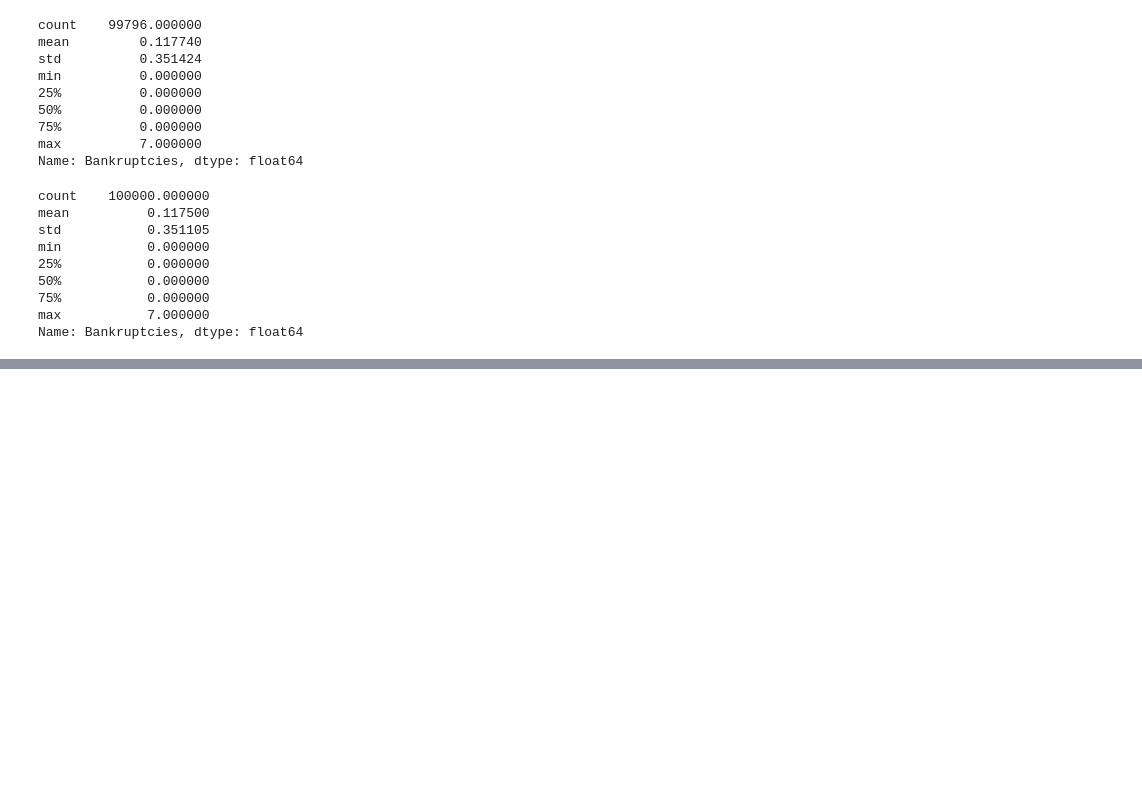
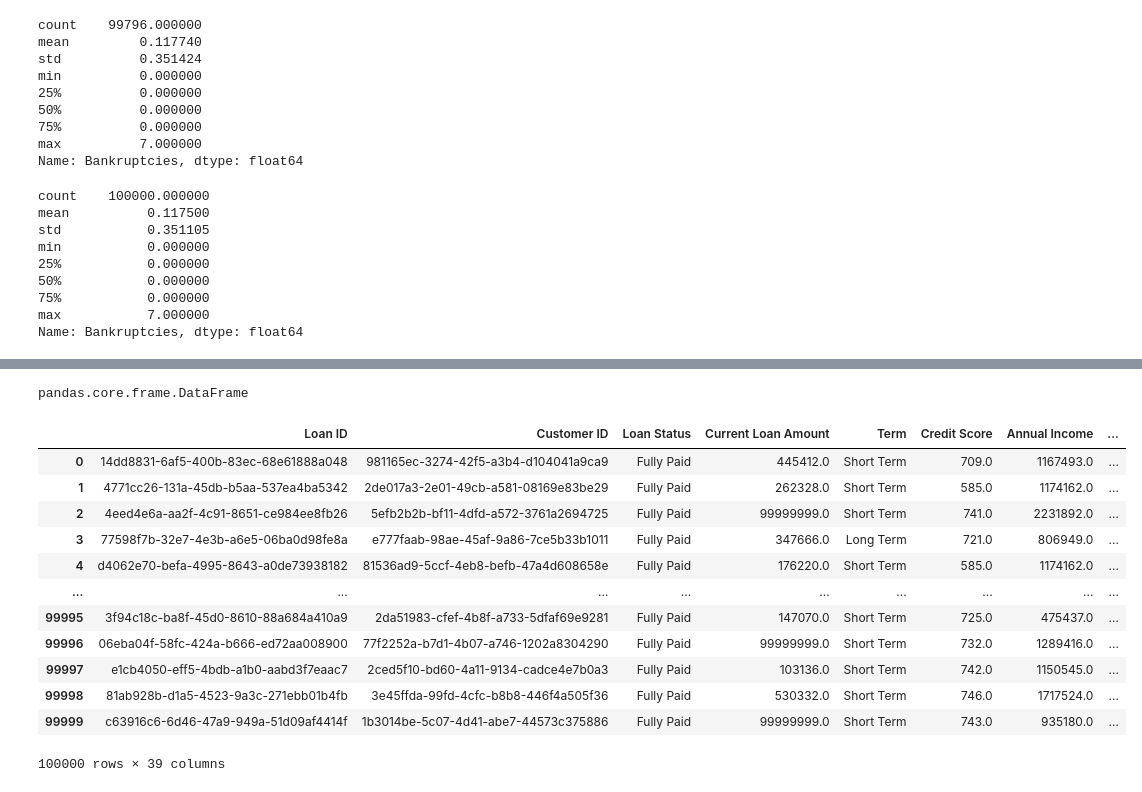
Before and after one commit to mdominguez2010/Credit-Scorecards, a Jupyter notebook: prep.ipynb, the cells around one changed output, grey strips where cells are left out. Cells and saved outputs as stored; diff of their text form; code cells hidden in the pictures; blank space fills up the shorter version.

Commit message:
update cleaning of data

```diff
--- a/prep.ipynb
+++ b/prep.ipynb
@@ -313,0 +339,7 @@ loan_data['Tax Liens'].fillna(value=loan_data['Tax Liens'].min(), inplace=True)
+# %%
+# Let's replace HaveMortgage with Home Mortgage
+for i in range(len(loan_data)):
+    if loan_data['Home Ownership'][i] == 'HaveMortgage':
+        loan_data['Home Ownership'][i] = 'Home Mortgage'
+
+loan_data['Home Ownership'].value_counts()
@@ -313,0 +354,37 @@ loan_data['Tax Liens'].fillna(value=loan_data['Tax Liens'].min(), inplace=True)
+# %%
+# Purpose
+loan_data['Purpose'] = loan_data['Purpose'].str.replace('other', 'Other')
+# %%
+# Create dummies, dropping the first
+# Concat with loan_data dataframe
+
+loan_data_dummies = [
+    pd.get_dummies(loan_data['Loan Status'], prefix='loan_status', prefix_sep=':', drop_first=True),
+    pd.get_dummies(loan_data['Home Ownership'], prefix='home_ownership', prefix_sep=':', drop_first=True),
+    pd.get_dummies(loan_data['Purpose'], prefix='purpose', prefix_sep=':', drop_first=True)
+    ]
+
+loan_data_dummies = pd.concat(loan_data_dummies, axis = 1 )
+
+type(loan_data_dummies)
+# %% [output]
+pandas.core.frame.DataFrame
+# %%
+loan_data = pd.concat([loan_data, loan_data_dummies], axis=1)
+loan_data.columns
+# %%
+loan_data
+# %% [output]
+|  | Loan ID | Customer ID | Loan Status | Current Loan Amount | Term | Credit Score | Annual Income | ... |
+| 0 | 14dd8831-6af5-400b-83ec-68e61888a048 | 981165ec-3274-42f5-a3b4-d104041a9ca9 | Fully Paid | 445412.0 | Short Term | 709.0 | 1167493.0 | ... |
+| 1 | 4771cc26-131a-45db-b5aa-537ea4ba5342 | 2de017a3-2e01-49cb-a581-08169e83be29 | Fully Paid | 262328.0 | Short Term | 585.0 | 1174162.0 | ... |
+| 2 | 4eed4e6a-aa2f-4c91-8651-ce984ee8fb26 | 5efb2b2b-bf11-4dfd-a572-3761a2694725 | Fully Paid | 99999999.0 | Short Term | 741.0 | 2231892.0 | ... |
+| 3 | 77598f7b-32e7-4e3b-a6e5-06ba0d98fe8a | e777faab-98ae-45af-9a86-7ce5b33b1011 | Fully Paid | 347666.0 | Long Term | 721.0 | 806949.0 | ... |
+| 4 | d4062e70-befa-4995-8643-a0de73938182 | 81536ad9-5ccf-4eb8-befb-47a4d608658e | Fully Paid | 176220.0 | Short Term | 585.0 | 1174162.0 | ... |
+| ... | ... | ... | ... | ... | ... | ... | ... | ... |
+| 99995 | 3f94c18c-ba8f-45d0-8610-88a684a410a9 | 2da51983-cfef-4b8f-a733-5dfaf69e9281 | Fully Paid | 147070.0 | Short Term | 725.0 | 475437.0 | ... |
+| 99996 | 06eba04f-58fc-424a-b666-ed72aa008900 | 77f2252a-b7d1-4b07-a746-1202a8304290 | Fully Paid | 99999999.0 | Short Term | 732.0 | 1289416.0 | ... |
+| 99997 | e1cb4050-eff5-4bdb-a1b0-aabd3f7eaac7 | 2ced5f10-bd60-4a11-9134-cadce4e7b0a3 | Fully Paid | 103136.0 | Short Term | 742.0 | 1150545.0 | ... |
+| 99998 | 81ab928b-d1a5-4523-9a3c-271ebb01b4fb | 3e45ffda-99fd-4cfc-b8b8-446f4a505f36 | Fully Paid | 530332.0 | Short Term | 746.0 | 1717524.0 | ... |
+| 99999 | c63916c6-6d46-47a9-949a-51d09af4414f | 1b3014be-5c07-4d41-abe7-44573c375886 | Fully Paid | 99999999.0 | Short Term | 743.0 | 935180.0 | ... |
+100000 rows × 39 columns
```
Also changed, not shown: parts of 5 cells of this notebook, 1 other file.
